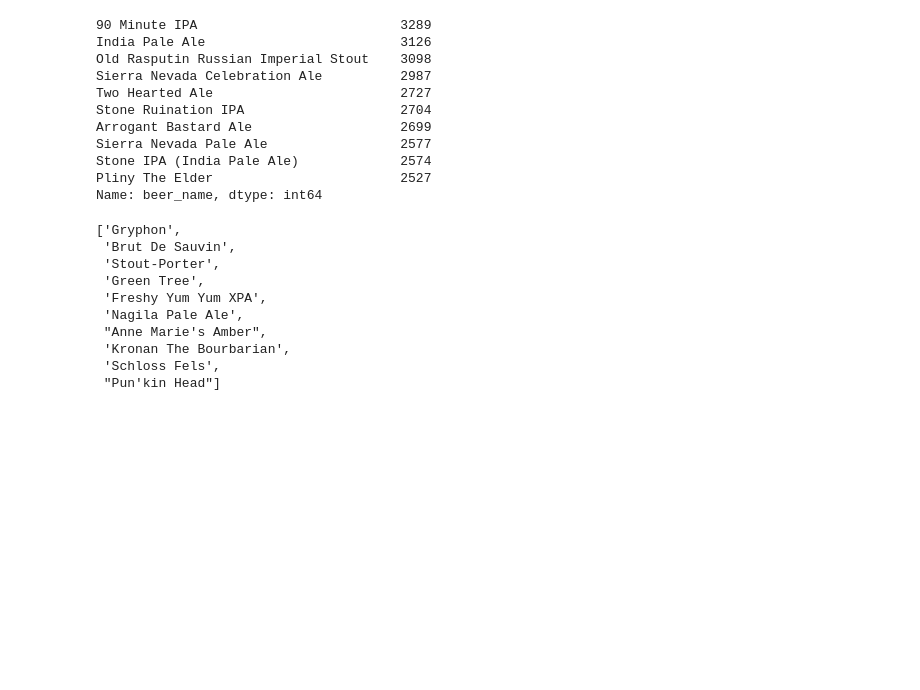
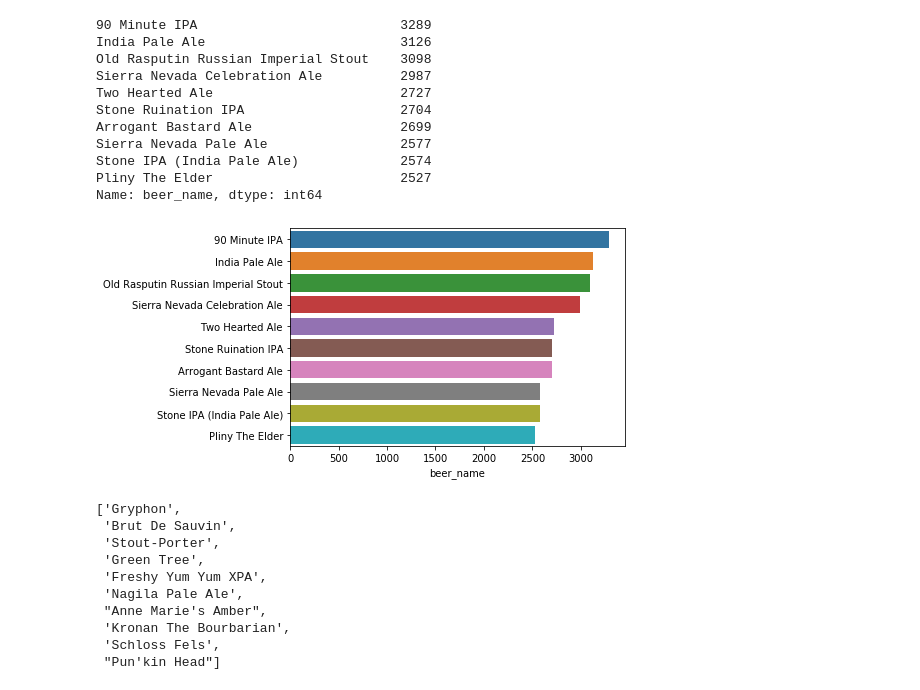
Before and after one commit to rwstewart0302/beer_recommender, a Jupyter notebook: eda/eda_beer_data.ipynb, the cells around one changed output. Saved outputs shown, nothing was run; the diff lists cells and outputs as text; code cells hidden in the pictures; blank space fills up the shorter version.

```diff
--- a/eda/eda_beer_data.ipynb
+++ b/eda/eda_beer_data.ipynb
@@ -98,3 +104,8 @@ Name: beer_name, dtype: int64
+# %%
+# plt.figure(figsize=(12,8))
+sns.barplot(df['beer_name'].value_counts()[:10], df['beer_name'].value_counts().index[:10]);
+# %% [output]
+[figure, added]
 # %%
 # creating a list of beers to drop from my data set if they only have 1 review
 drop_list = []
```
Also changed, not shown: parts of 2 cells of this notebook, 2 other files.
